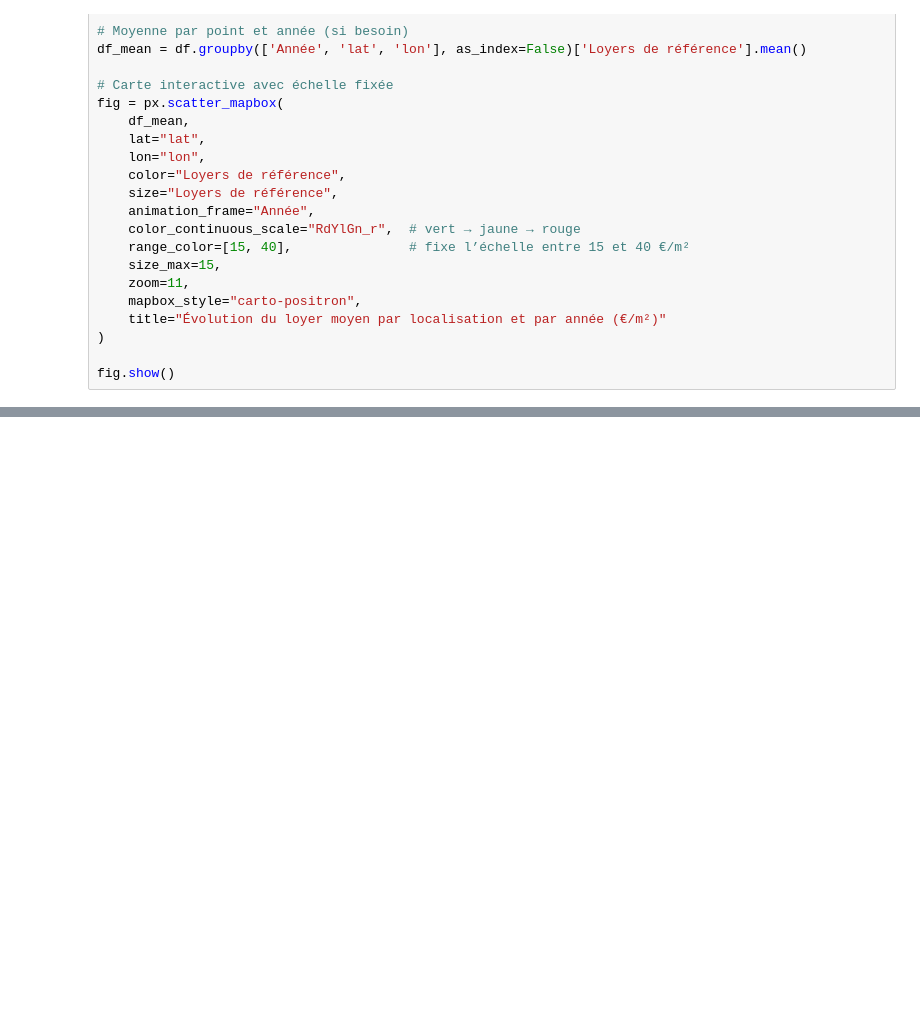
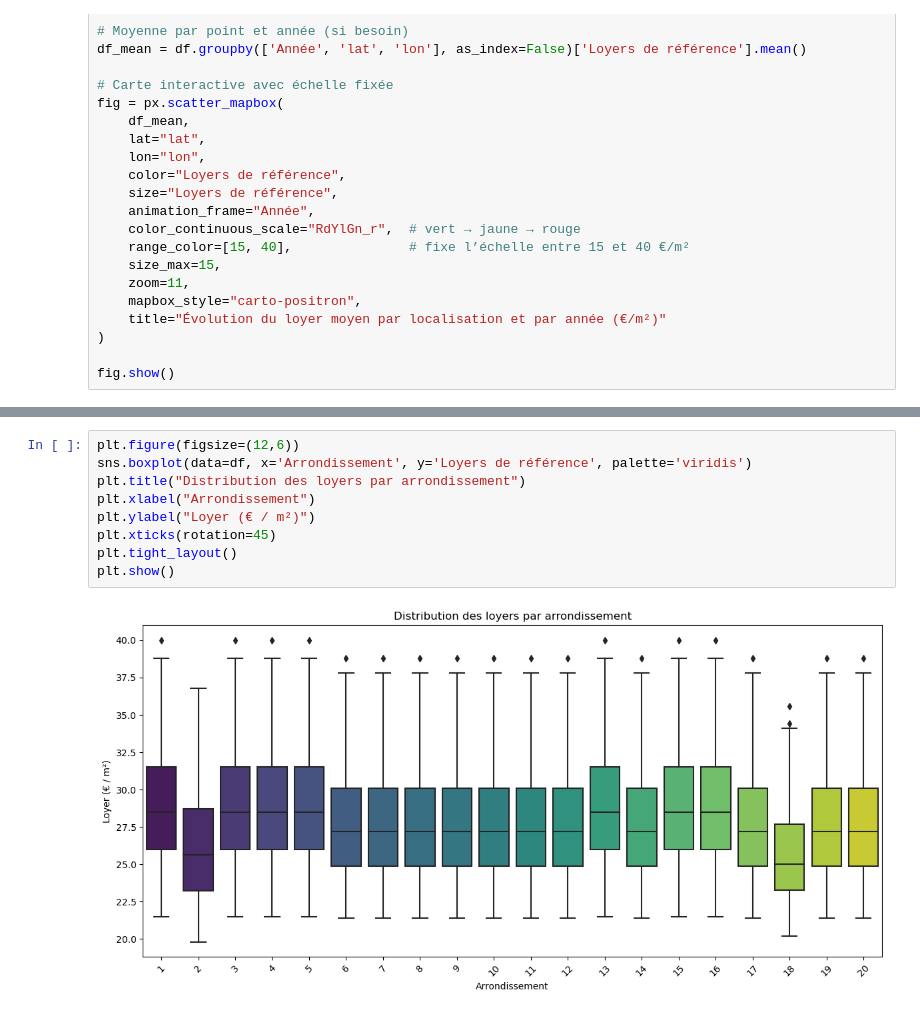
Before and after one commit to BaptVic78/AnalyseDonneesFoncieres, a Jupyter notebook: 02_loyer.ipynb, the cells around one changed output, grey strips where cells are left out. Drawn from its saved outputs; the diff is of its cells as text; blank space fills up the shorter version.

Commit message:
avancement bdd loyer

```diff
--- a/02_loyer.ipynb
+++ b/02_loyer.ipynb
@@ -37,0 +155,11 @@ fig.show()
+# %%
+plt.figure(figsize=(12,6))
+sns.boxplot(data=df, x='Arrondissement', y='Loyers de référence', palette='viridis')
+plt.title("Distribution des loyers par arrondissement")
+plt.xlabel("Arrondissement")
+plt.ylabel("Loyer (€ / m²)")
+plt.xticks(rotation=45)
+plt.tight_layout()
+plt.show()
+# %% [output]
+[figure, added]
```
Also changed, not shown: parts of 11 cells of this notebook.
